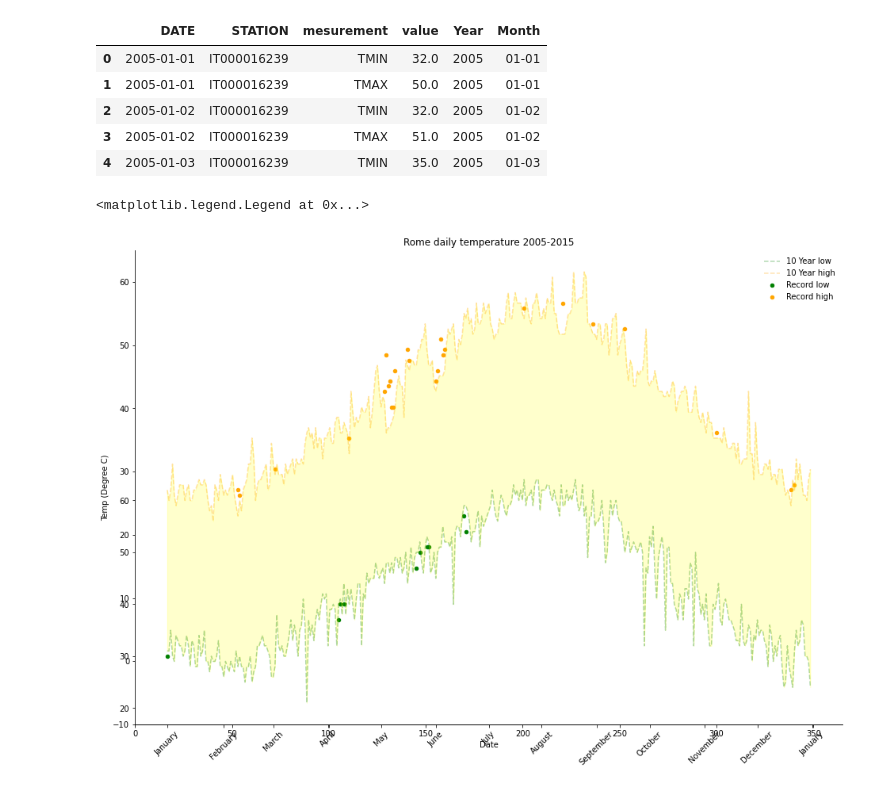
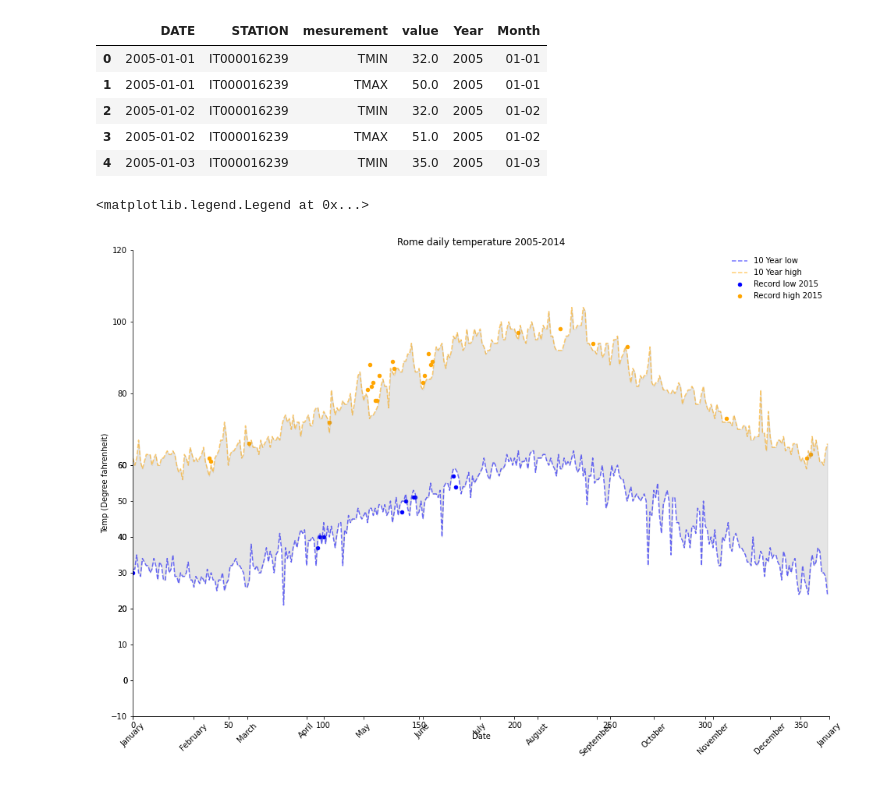
Before and after one commit to yassinzeraoulia97/esercizi, a Jupyter notebook: assignment2.ipynb, the cells around one changed output. Drawn from its saved outputs; the diff is of its cells as text; code cells hidden in the pictures.

```diff
--- a/assignment2.ipynb
+++ b/assignment2.ipynb
@@ -68,33 +75,39 @@ highs = highs.drop(['Month'], axis=1)
 highs = np.array(highs)
 high_new = highs.flatten()
 # %%
+#plot
+
 plt.figure(figsize=(16,11))
 
 
 plt.xlabel('Date')
-plt.ylabel('Temp (Degree C)')
-plt.title('Rome daily temperature 2005-2015')
-plt.gca().axis([0,365, -10, 65])
+plt.ylabel('Temp (Degree fahrenheit)')
+plt.title('Rome daily temperature 2005-2014')
+plt.gca().axis([0,365, -10, 120])
 plt.gca().spines['top'].set_visible(False)
 plt.gca().spines['right'].set_visible(False)
 
 axes = plt.axes()
+plt.gca().axis([0,365, -10, 120])
 axes.set_xticks([0,32,60,91,121, 152, 182, 212,243,273, 304, 334, 365])
 axes.set_xticklabels(['January','February', 'March','April','May', 'June', 'July', 'August', 'September', 'October', 'November', 'December', 'January'])
 plt.xticks(rotation=45)
 axes.set_yticks([-10,0,10,20,30,40,50,60])
 
+plt.gca().spines['top'].set_visible(False)
+plt.gca().spines['right'].set_visible(False)
 
-plt.scatter(new_low, low_2015.iloc[new_low], s=20, c='green')
+plt.scatter(new_low, low_2015.iloc[new_low], s=20, c='b')
 plt.scatter(new_high, high_2015.iloc[new_high], s=20, c='orange')
 
-plt.plot(low_new, '--', color = 'green', alpha = 0.3)
-plt.plot(high_new, '--', color = 'orange', alpha = 0.3)
+plt.plot(low_new, '--', color = 'b', alpha = 0.55)
+plt.plot(high_new, '--', color = 'orange', alpha = 0.55)
 plt.gca().fill_between(range(len(low_new)), low_new, high_new,
-                       color='yellow',
+                       color='gray',
                        alpha=0.20, label = '_nolegend_')
 
-plt.legend(['10 Year low', '10 Year high', 'Record low', 'Record high'], frameon=False, loc = 0)
+axes.set_yticks([-10,0,10,20,30,40,50,60])
+plt.legend(['10 Year low', '10 Year high', 'Record low 2015', 'Record high 2015'], frameon=False, loc = 0)
 # %% [output]
 <matplotlib.legend.Legend at 0x...>
-[figure, old version]
+[figure, new version]
```
Also changed, not shown: parts of 6 cells of this notebook.
